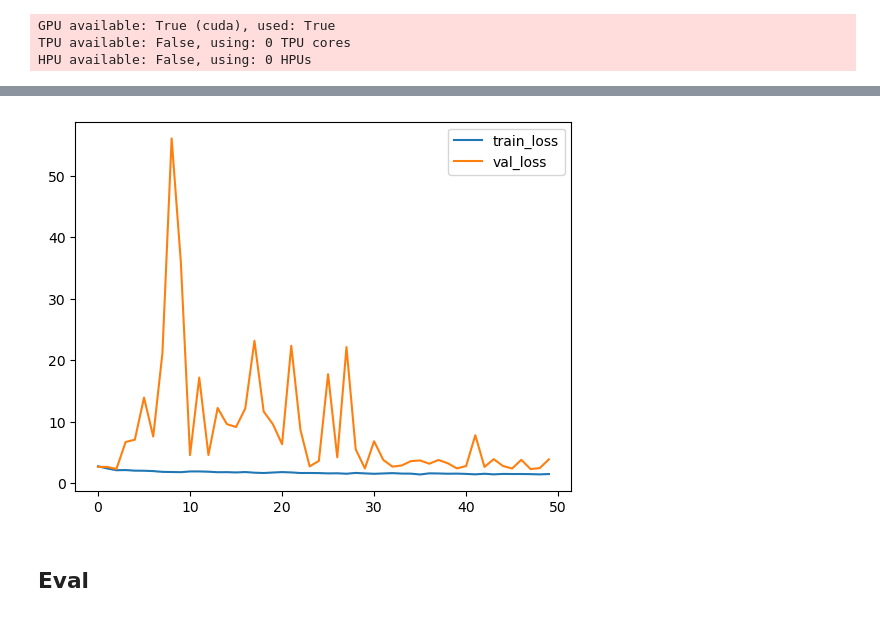
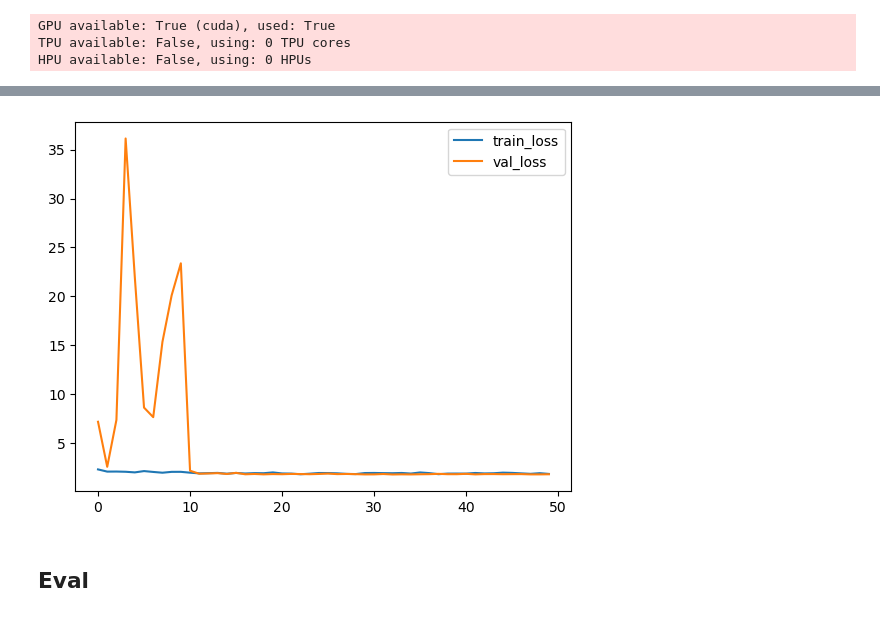
Before and after one commit to ermahechap/Proj-Redes-Neuronales-2024, a Jupyter notebook: 2_unet/2_unet.ipynb, the cells around one changed output, grey strips where cells are left out. Drawn from its saved outputs; the diff is of its cells as text; code cells hidden in the pictures.

Commit message:
UNET second attempt - streamline optimizer and lr scheduler

```diff
--- a/2_unet/2_unet.ipynb
+++ b/2_unet/2_unet.ipynb
@@ -654,12 +660,12 @@ Loaded model weights from the checkpoint at /home/edwmapa/Git/Proj-Redes-Neurona
 # %%
-df = pd.read_csv('./training_unet/t_1/train_logs/version_0/metrics.csv')
+df = pd.read_csv('./training_unet/t_2/train_logs/version_0/metrics.csv')
 df = df.groupby(['epoch']).max().reset_index()
 plt.plot(df['epoch'], df['train_loss'], label='train_loss')
 plt.plot(df['epoch'], df['val_loss'], label='val_loss')
 plt.legend()
 plt.show()
 # %% [output]
-[figure, old version]
+[figure, new version]
 # %% [markdown]
 ## Eval
 # %%
```
Also changed, not shown: parts of 10 cells of this notebook, 4 other files.
